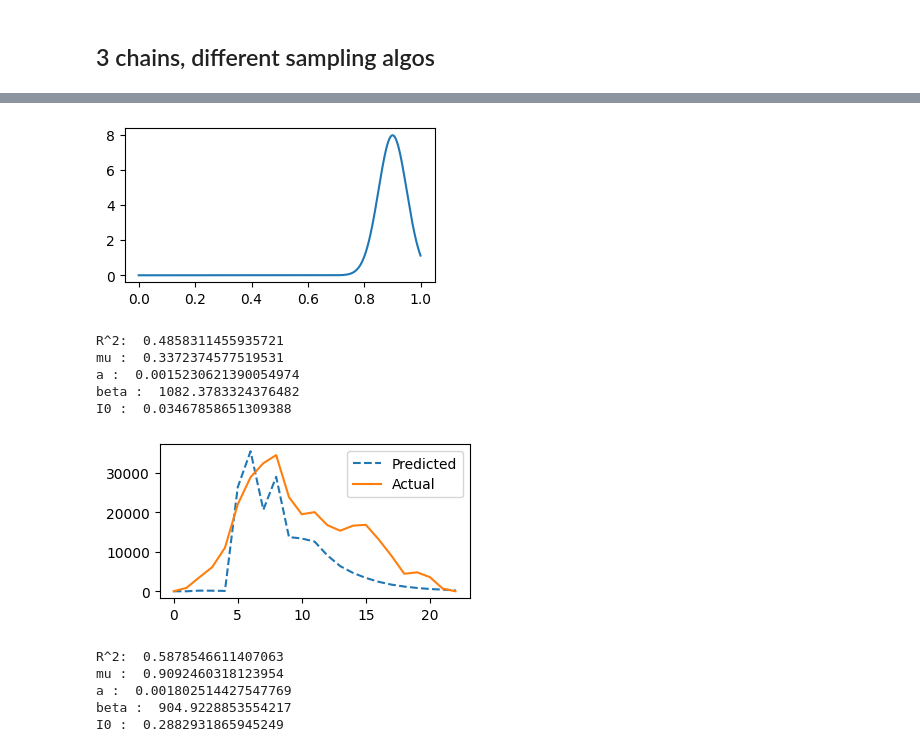
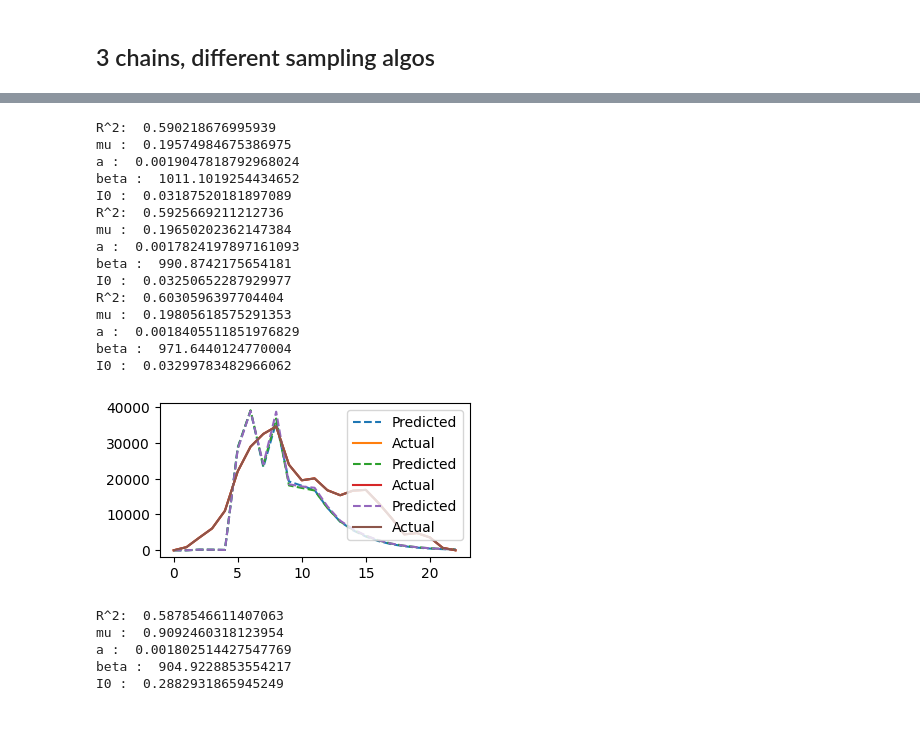
Before and after one commit to Mpkosh/people_are, a Jupyter notebook: abc_mcmc.ipynb, the cells around one changed output, grey strips where cells are left out. Drawn from its saved outputs; the diff is of its cells as text; code cells hidden in the pictures; blank space fills up the shorter version.

```diff
--- a/abc_mcmc.ipynb
+++ b/abc_mcmc.ipynb
@@ -321,0 +486,6 @@ for model in [mcstat01,mcstat02,mcstat03,mcstat04]:
+# %%
+model=mcstat02
+results_chain = model.simulation_results.results
+burnin = int(results_chain['nsimu']/2)
+chain = results_chain['chain'][burnin:, :]
+metrics_and_plot(obsData, np.mean(chain, 0))
@@ -359,23 +577,27 @@ for model in [mcstat001,mcstat002,mcstat003]:
-# %%
-from scipy.stats import norm
-x_axis = np.arange(0, 1, 0.001)
-# Mean = 0, SD = 2.
-plt.plot(x_axis, norm.pdf(x_axis,0.9,0.05))
-plt.show()
-# %% [output]
-[figure, removed]
 # %%
-results_chain = mcstat.simulation_results.results
-burnin = int(results_chain['nsimu']/2)
-chain = results_chain['chain'][burnin:, :]
-metrics_and_plot(obsData, np.median(chain, 0))
+for model in [mcstat001,mcstat002,mcstat003]:
+    results_chain = model.simulation_results.results
+    burnin = int(results_chain['nsimu']/2)
+    chain = results_chain['chain'][burnin:, :]
+
+    metrics_and_plot(obsData, np.mean(chain, 0))
 # %% [output]
-R^2:  0.4858311455935721
-mu :  0.3372374577519531
-a :  0.0015230621390054974
-beta :  1082.3783324376482
-I0 :  0.03467858651309388
+R^2:  0.590218676995939
+mu :  0.19574984675386975
+a :  0.0019047818792968024
+beta :  1011.1019254434652
+I0 :  0.03187520181897089
+R^2:  0.5925669211212736
+mu :  0.19650202362147384
+a :  0.0017824197897161093
+beta :  990.8742175654181
+I0 :  0.03250652287929977
+R^2:  0.6030596397704404
+mu :  0.19805618575291353
+a :  0.0018405511851976829
+beta :  971.6440124770004
+I0 :  0.03299783482966062
-[figure, old version]
+[figure, new version]
 # %%
 optimal_parameters = [0.9092460318123954,0.001802514427547769,
                       904.9228853554217,0.2882931865945249]
```
Also changed, not shown: parts of 22 cells of this notebook, 1 other file.
